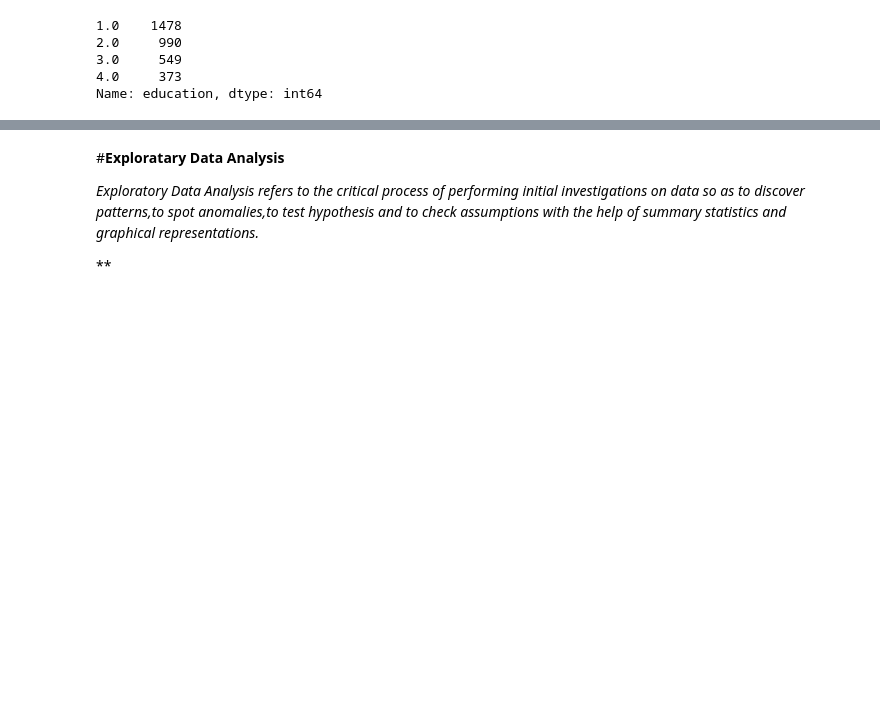
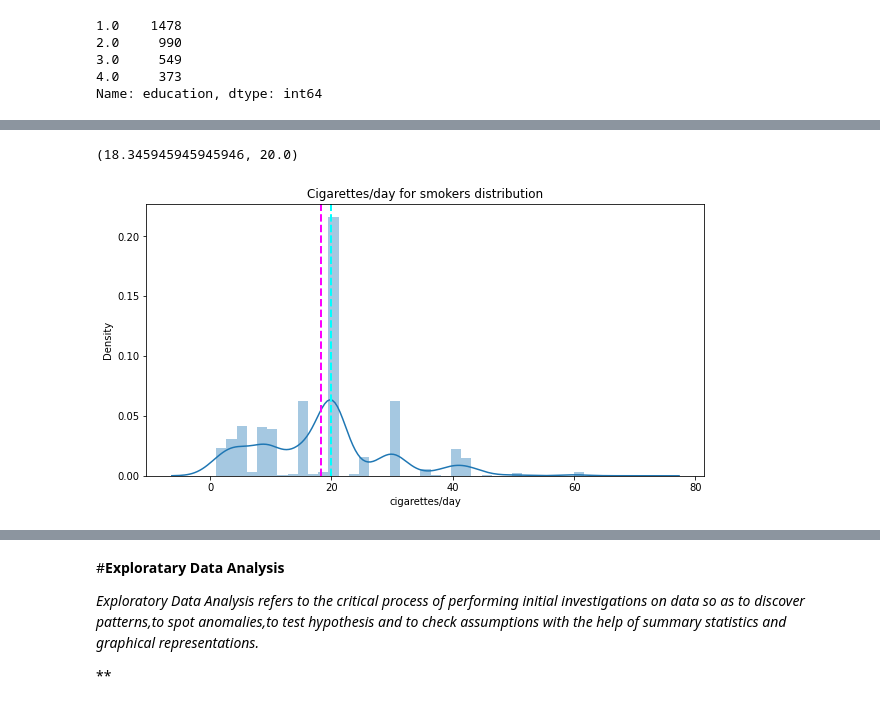
Before and after one commit to parulsharma098/Cardiovascular-Risk-Prediction, a Jupyter notebook: CARDIOVASCULAR_RISK_PREDICTION_CAPSTONE_III(Classification).ipynb, the cells around one changed output, grey strips where cells are left out. Cells and saved outputs as stored; diff of their text form; code cells hidden in the pictures; blank space fills up the shorter version.

```diff
--- a/CARDIOVASCULAR_RISK_PREDICTION_CAPSTONE_III(Classification).ipynb
+++ b/CARDIOVASCULAR_RISK_PREDICTION_CAPSTONE_III(Classification).ipynb
@@ -325,0 +438,15 @@ df['education'].isna().sum()
+# %%
+# mean and median number of cigarettes per day for a smoker (excluding non-smokers)
+df[df['smoking']==1]['cigarettes/day'].mean(),df[df['smoking']==1]['cigarettes/day'].median()
+# %% [output]
+(18.345945945945946, 20.0)
+# %%
+# distribution of number of cigarettes per day for smokers (excluding non-smokers)
+plt.figure(figsize=(10,5))
+sns.distplot(df[df['smoking']==1]['cigarettes/day'])
+plt.axvline(df[df['smoking']==1]['cigarettes/day'].mean(), color='magenta', linestyle='dashed', linewidth=2)
+plt.axvline(df[df['smoking']==1]['cigarettes/day'].median(), color='cyan', linestyle='dashed', linewidth=2)
+plt.title('Cigarettes/day for smokers distribution')
+plt.show()
+# %% [output]
+[figure, added]
```
Also changed, not shown: parts of 56 cells of this notebook.
